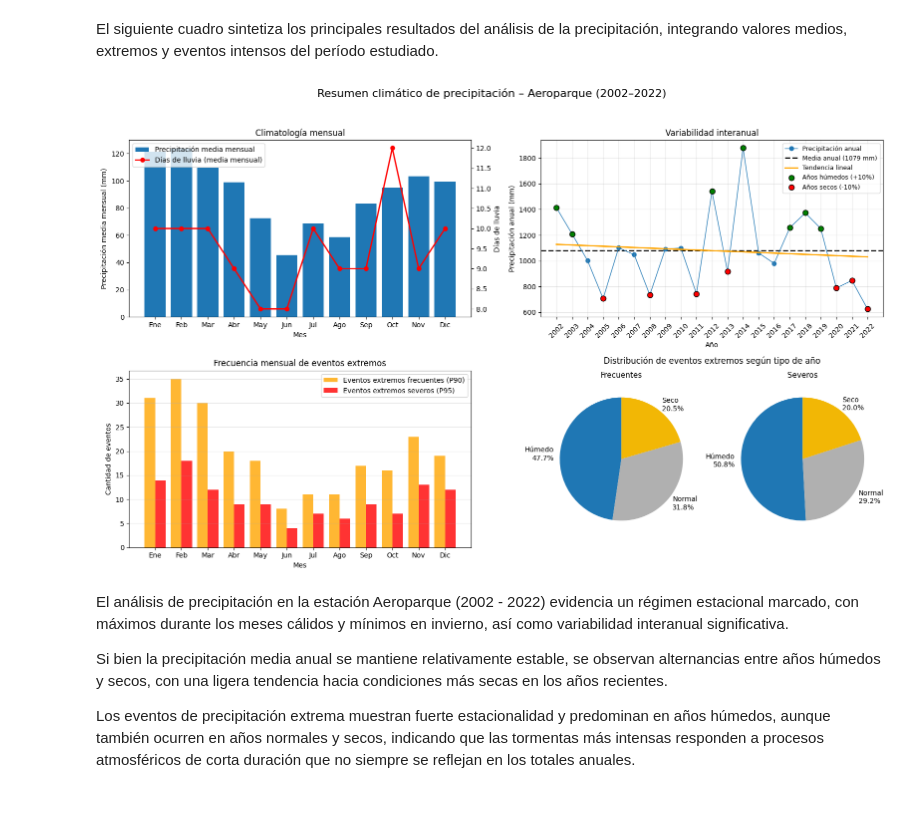
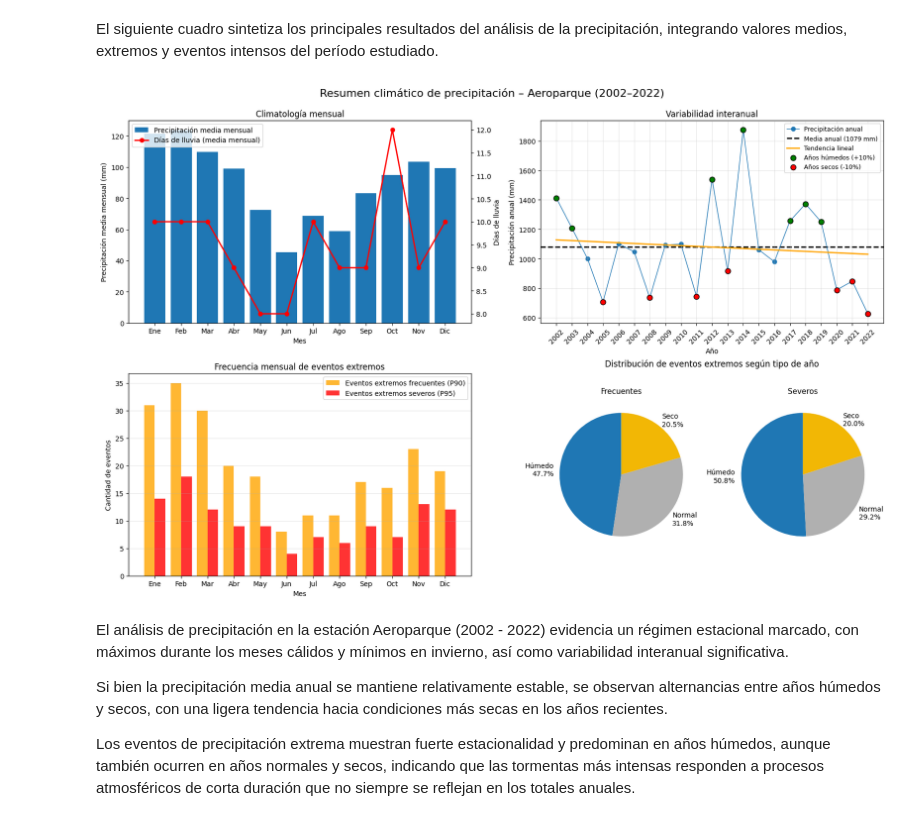
Before and after one commit to joaquin-llarena/analisis-climatico-aeroparque, a Jupyter notebook: notebook/analisis_climatico_aeroparque.ipynb, the cells around one changed output. Saved outputs shown, nothing was run; the diff lists cells and outputs as text; code cells hidden in the pictures.

```diff
--- a/notebook/analisis_climatico_aeroparque.ipynb
+++ b/notebook/analisis_climatico_aeroparque.ipynb
@@ -1513,11 +1510,11 @@ En cuanto a los eventos severos (P95), se registra una importante reducción de
 # %% [markdown]
 El siguiente cuadro sintetiza los principales resultados del análisis de la precipitación, integrando valores medios, extremos y eventos intensos del período estudiado.
 # %%
-fig, axes = plt.subplots(2, 2, figsize=(16, 10))
+fig, axes = plt.subplots(2, 2, figsize=(16, 10), constrained_layout=True)
 fig.suptitle(
     "Resumen climático de precipitación – Aeroparque (2002–2022)",
     fontsize=16,
-    y=0.98
+    y=1.04
 )
 
 # ============================================================
@@ -1706,36 +1703,34 @@ ax_p90.set_aspect("equal")
 
 
 # Severos (p95)
 ax_p95 = inset_axes(
     ax4,
     width="45%",
     height="90%",
     loc="center right"
 )
 
 ax_p95.pie(
     resumen_por_tipo_anio["Eventos_P95"],
     labels=[
         f"{t}\n{v / resumen_por_tipo_anio['Eventos_P95'].sum() * 100:.1f}%"
         for t, v in resumen_por_tipo_anio["Eventos_P95"].items()
     ],
     startangle=90,
     colors=[colores[t] for t in resumen_por_tipo_anio.index]
 )
 ax_p95.set_title("Severos", fontsize=11)
 ax_p95.set_aspect("equal")
 
 ax4.set_title(
     "Distribución de eventos extremos según tipo de año",
     fontsize=12,
     pad=10
 )
 
-
-plt.tight_layout(rect=[0, 0, 1, 0.95])
 plt.show()
 # %% [output]
-[figure, old version]
+[figure, new version]
 # %% [markdown]
 El análisis de precipitación en la estación Aeroparque (2002 - 2022) evidencia un régimen estacional marcado, con máximos durante los meses cálidos y mínimos en invierno, así como variabilidad interanual significativa.
 
```
Also changed, not shown: parts of 10 cells of this notebook.
